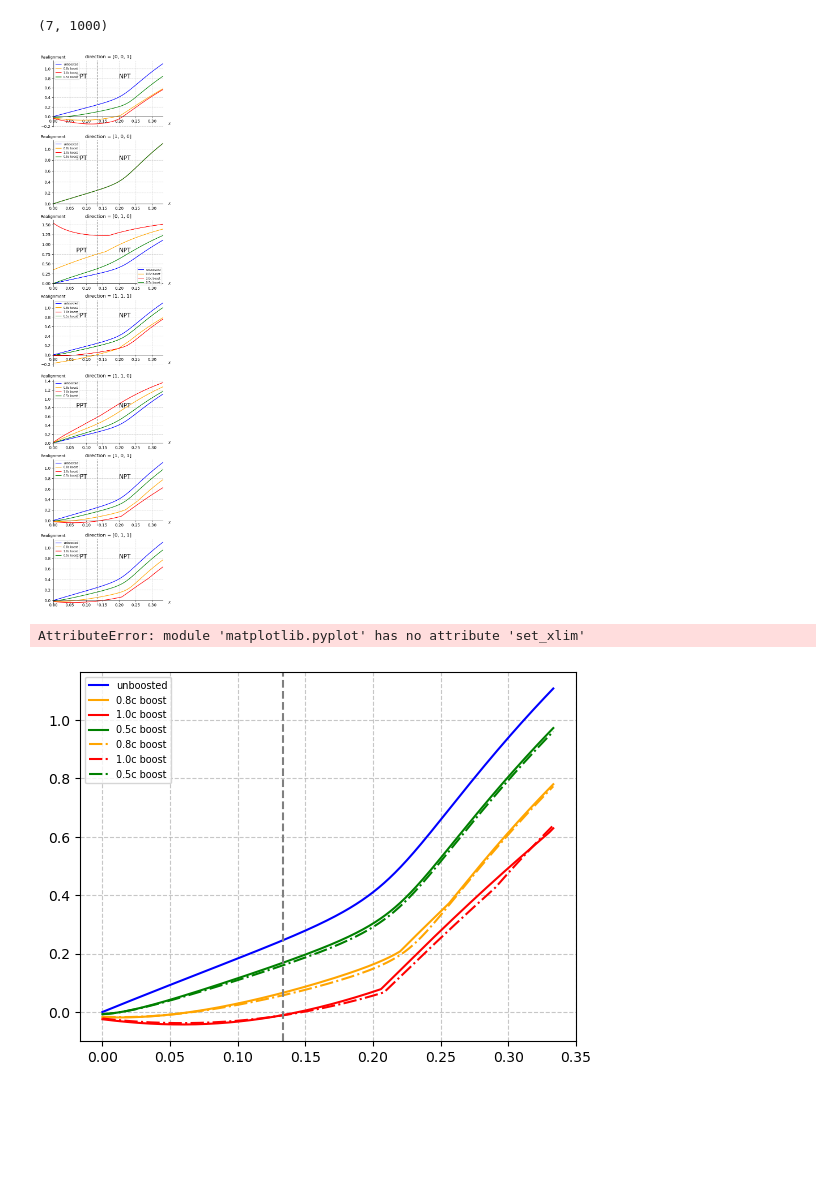
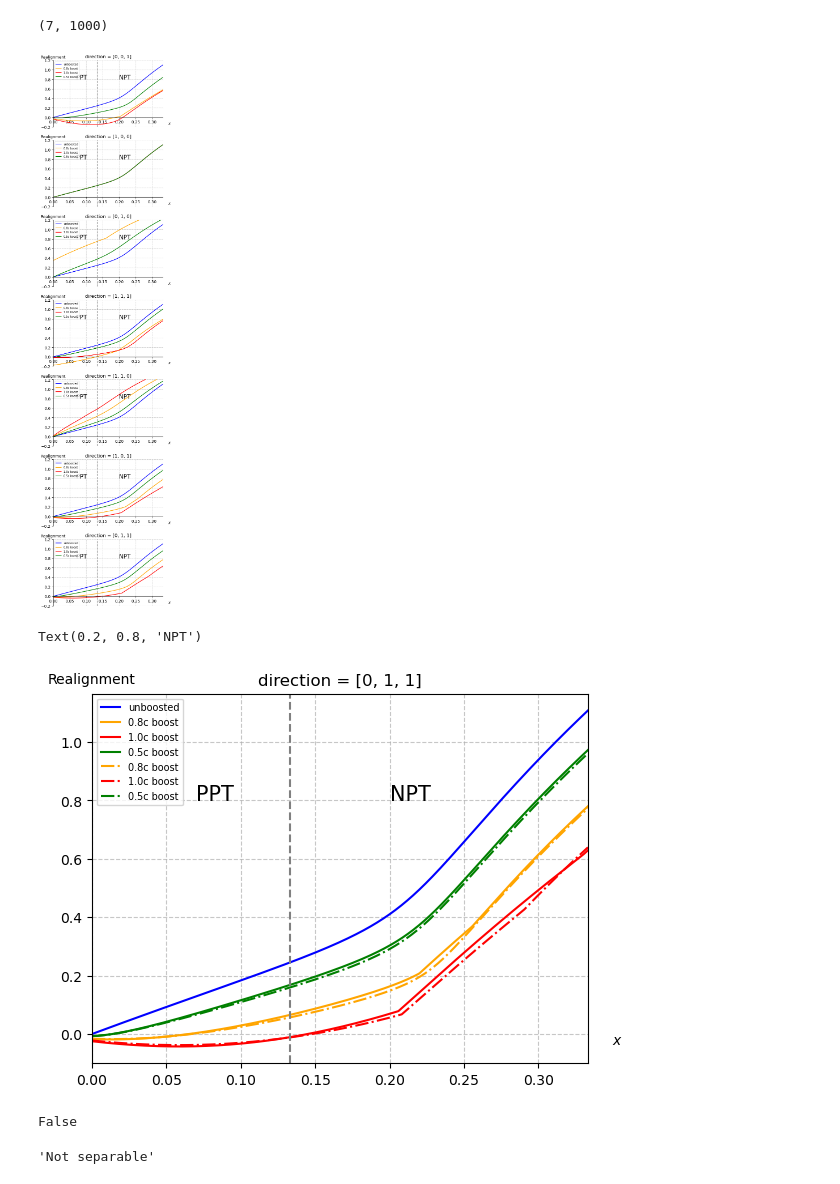
Before and after one commit to sebmousel/Bachelor, a Jupyter notebook: Code/Boost cases for rhob.ipynb, the cells around one changed output. Saved outputs shown, nothing was run; the diff lists cells and outputs as text; code cells hidden in the pictures; blank space fills up the shorter version.

```diff
--- a/Code/Boost cases for rhob.ipynb
+++ b/Code/Boost cases for rhob.ipynb
@@ -41,9 +43,10 @@ get_dim(val_05)
 (7, 1000)
 # %%
 fig, ax = plt.subplots(len(e),1,figsize=(5,25))
-#ax.xlim(0,1/3)
-#ax.ylim(-0.2)
+
 for i in range(len(e)):
+       ax[i].set_xlim(0,1/3)
+       ax[i].set_ylim(-0.2,1.2)
        ax[i] = ax[i]
        ax[i].plot(np.linspace(0,1/3,1000), val, color = "blue", label = "unboosted")
        ax[i].plot(np.linspace(0,1/3,1000), val_08[i], color = "orange", label="0.8c boost")
@@ -66,29 +69,30 @@ for i in range(len(e)):
        #ax.xaxis.set_major_locator(MultipleLocator(1/15))
        #ax.xaxis.set_major_formatter(FuncFormatter(frac))
 # %% [output]
-[figure, old version]
+[figure, new version]
 # %%
-plt.plot(np.linspace(0,1/3,1000), val, color = "blue", label = "unboosted")
-plt.plot(np.linspace(0,1/3,1000), val_08[5], color = "orange", label="0.8c boost")
-plt.plot(np.linspace(0,1/3,1000), val_1[5], color = "red",label="1.0c boost")
-plt.plot(np.linspace(0,1/3,1000), val_05[5], color = "green",label="0.5c boost")
-plt.plot(np.linspace(0,1/3,1000), val_08[6], color = "orange", label="0.8c boost",linestyle="-.")
-plt.plot(np.linspace(0,1/3,1000), val_1[6], color = "red",label="1.0c boost",linestyle="-.")
-plt.plot(np.linspace(0,1/3,1000), val_05[6], color = "green",label="0.5c boost",linestyle="-.")
-plt.axvline(2/15, linestyle = "--", color = "grey")
-plt.grid(True, linestyle='--', alpha=0.7)
-plt.legend(fontsize=7)
-#plt.spines["bottom"].set_position(("data",0))
-plt.set_xlim(0,max(np.linspace(0,1/3,1000)))
-plt.set(title = f"direction = {e[i]}",
+fig,ax = plt.subplots()
+ax.plot(np.linspace(0,1/3,1000), val, color = "blue", label = "unboosted")
+ax.plot(np.linspace(0,1/3,1000), val_08[5], color = "orange", label="0.8c boost")
+ax.plot(np.linspace(0,1/3,1000), val_1[5], color = "red",label="1.0c boost")
+ax.plot(np.linspace(0,1/3,1000), val_05[5], color = "green",label="0.5c boost")
+ax.plot(np.linspace(0,1/3,1000), val_08[6], color = "orange", label="0.8c boost",linestyle="-.")
+ax.plot(np.linspace(0,1/3,1000), val_1[6], color = "red",label="1.0c boost",linestyle="-.")
+ax.plot(np.linspace(0,1/3,1000), val_05[6], color = "green",label="0.5c boost",linestyle="-.")
+ax.axvline(2/15, linestyle = "--", color = "grey")
+ax.grid(True, linestyle='--', alpha=0.7)
+ax.legend(fontsize=7)
+#ax.spines["bottom"].set_position(("data",0))
+ax.set_xlim(0,max(np.linspace(0,1/3,1000)))
+ax.set(title = f"direction = {e[i]}",
           xlabel=r"$x$")
-plt.set_ylabel("Realignment",rotation = 0)
-plt.xaxis.set_label_coords(1.06,0.08)
-plt.yaxis.set_label_coords(0,1.02)
-plt.text(0.07,0.8,"PPT",fontsize = 15)
-plt.text(0.2,0.8,"NPT",fontsize = 15)
-#plt.spines["top"].set_visible(False)
-#plt.spines["right"].set_visible(False)
+ax.set_ylabel("Realignment",rotation = 0)
+ax.xaxis.set_label_coords(1.06,0.08)
+ax.yaxis.set_label_coords(0,1.02)
+ax.text(0.07,0.8,"PPT",fontsize = 15)
+ax.text(0.2,0.8,"NPT",fontsize = 15)
+#ax.spines["top"].set_visible(False)
+#ax.spines["right"].set_visible(False)
 # %% [output]
-AttributeError: module 'matplotlib.pyplot' has no attribute 'set_xlim'
+Text(0.2, 0.8, 'NPT')
-[figure, old version]
+[figure, new version]
@@ -94,0 +105,8 @@ AttributeError: module 'matplotlib.pyplot' has no attribute 'set_xlim'
+# %%
+np.allclose(eig1,eig2)
+# %% [output]
+False
+# %%
+range_crit(b)
+# %% [output]
+'Not separable'
```
Also changed, not shown: parts of 6 cells of this notebook, 19 other files.
